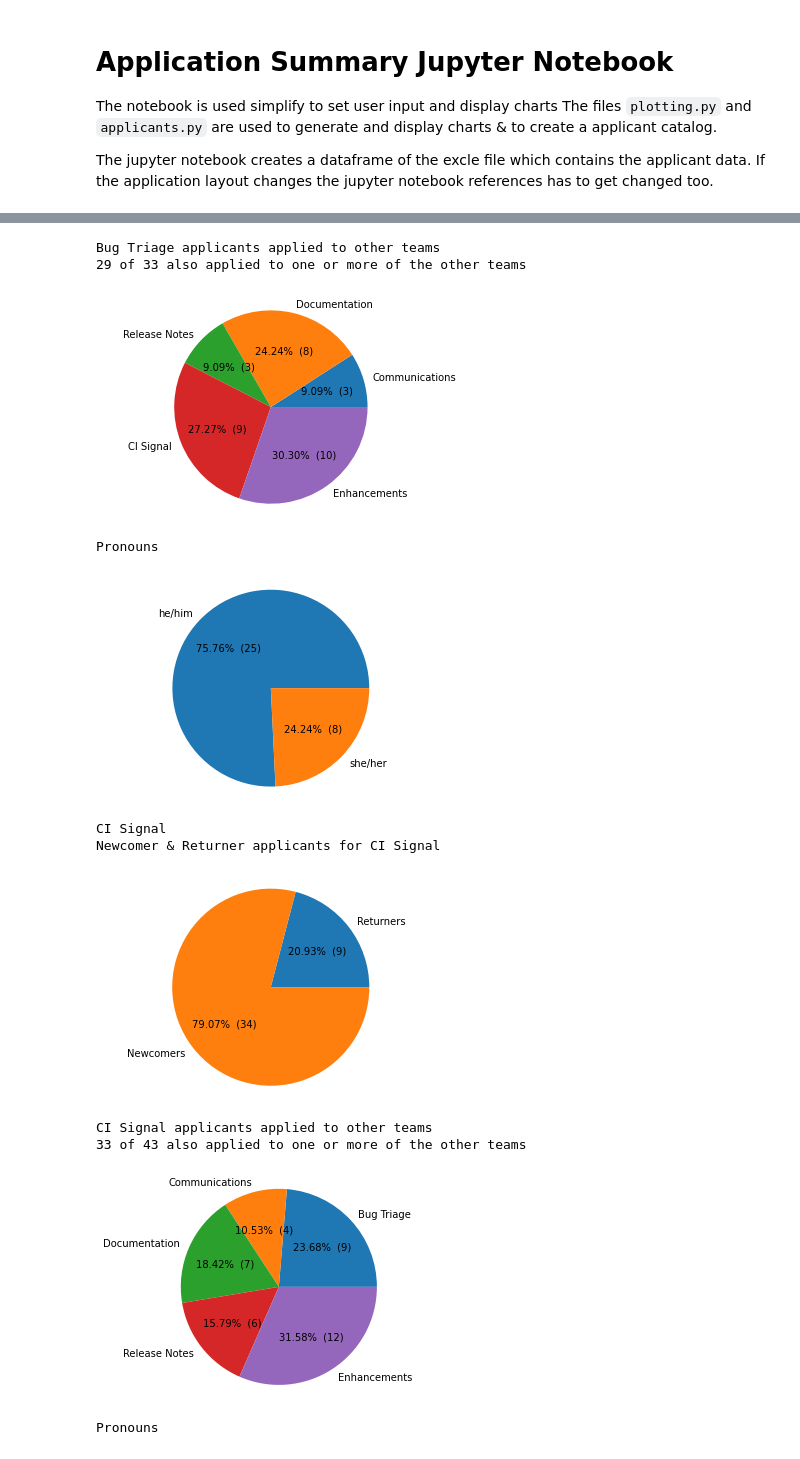
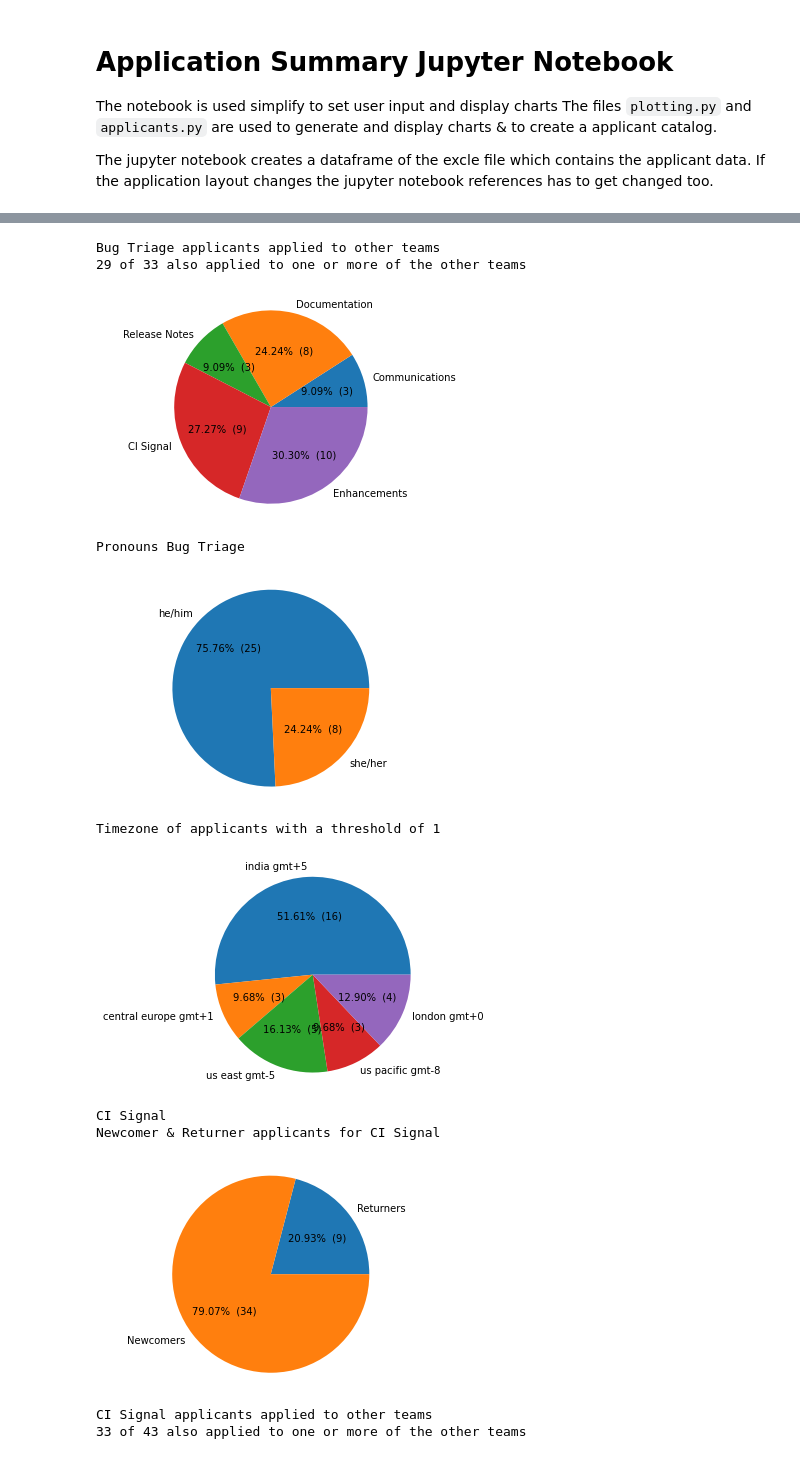
Before and after one commit to kubernetes-sigs/release-team-shadow-stats, a Jupyter notebook: main.ipynb, the cells around one changed output, grey strips where cells are left out. Saved outputs shown, nothing was run; the diff lists cells and outputs as text; code cells hidden in the pictures.

Commit message:
update plots

```diff
--- a/main.ipynb
+++ b/main.ipynb
@@ -9,6 +9,16 @@ The jupyter notebook creates a dataframe of the excle file which contains the ap
 # Variables
 release_version="1.24"
 local_excel_file="./Kubernetes 1.24 Release Team Shadow Application (Responses).xlsx"
+# %%
+# Schema variables reference column headers of the applicant excel file
+schema_previously_served = "Have you previously served on a Kubernetes Release Team?"
+schema_returners_interested_in_roles = f"What release team roles are you interested in for {release_version}?"
+schema_newcomers_interested_in_roles = "Which release roles are you interested in?"
+schema_applied_previously = "Have you applied to any previous Kubernetes release teams?"
+schema_pronouns = "To help address everyone correctly, please share your pronouns if you're comfortable doing so. You can more about pronoun sharing here https://www.mypronouns.org/sharing"
+schema_returners_timezone="What time zone are you normally in?"
+schema_newcomers_timezone=f"{schema_returners_timezone}.1"
+schema_affiliation="Company Affiliation / Employer"
 # %%
 # Use pandas to load the local excel file and generate a dataframe
 import pandas as pd
@@ -33,12 +44,7 @@ for team in release_teams:
         group_newcomers: teamApplicantsNewcomers
     }
 # %%
-# Some general plotting
-
-# General sig release wide charts
-filter_entities(newcomers[schema_newcomers_timezone].tolist() + returners[schema_returners_timezone].tolist(), "Timezone",
-    keywords=[],
-    aliases={
+timezone_aliases={
         "gmt": "london gmt+0", "paris": "london gmt+0", "london": "london gmt+0",
         "middle europe": "central europe gmt+1", "cet": "central europe gmt+1", "+ 1": "central europe gmt+1", "central time": "central europe gmt+1", "central european time": "central europe gmt+1", "berlin": "central europe gmt+1", "+1": "central europe gmt+1",
         "ist": "india gmt+5", "+5": "india gmt+5", "+ 5": "india gmt+5", "india": "india gmt+5", "indian": "india gmt+5", "+ 6": "india gmt+5",
@@ -50,16 +56,4 @@ filter_entities(newcomers[schema_newcomers_timezone].tolist() + returners[schema
         "+9": "japan gmt+9", "jst": "japan gmt+9",
         "+8": "china gmt+8", "shanghai": "china gmt+8",
         "utc": "london gmt+0"
-    },
-    threshold=1, unreached_threshold_print=False)
-print(f"see timezones: https://24timezones.com/timezone-map")
-filter_entities(df[schema_affiliation].tolist(), "Affiliation",
-    keywords=["student", "liquid reply", "vmware", "microsoft", "red hat", "institute", "cisco", "ibm", "apple", "suse", "google", "independant", "deloitte", "adesso"],
-    aliases={"redhat": "red hat", "freelancer": "independant"},
-    threshold=1)
-applicants_by_team(len(df), release_teams)
-pronouns_chart(df[schema_pronouns])
-reapplying_newcomers(newcomers[schema_applied_previously])
-newcomers_and_returners(returners, newcomers)
-newcomers[schema_newcomers_timezone]
-#applicant_timezones()
+    }
@@ -101,25 +92,28 @@ Name: What time zone are you normally in?.1, Length: 104, dtype: object
 # %%
 # Team specific charts
 
 # Generate plots for all teams
 for team in release_teams:
     print(f"\n\n{team}")
     newcomers_and_returners(release_teams[team][group_returners], release_teams[team][group_newcomers], team)
     applied_for_multiple_teams([release_teams[team][group_newcomers][schema_newcomers_interested_in_roles], release_teams[team][group_returners][schema_returners_interested_in_roles]], team, release_teams)
-    pronouns_chart(release_teams[team][group_newcomers][schema_pronouns].tolist() + release_teams[team][group_returners][schema_pronouns].tolist())
+    pronouns_chart(release_teams[team][group_newcomers][schema_pronouns].tolist() + release_teams[team][group_returners][schema_pronouns].tolist(), team)
+    filter_entities(release_teams[team][group_newcomers][schema_newcomers_timezone].tolist() + release_teams[team][group_returners][schema_returners_timezone].tolist(), "Timezone",
+        aliases=timezone_aliases,
+        threshold=1, unreached_threshold_print=False, team=team)
 # %% [output]
 Bug Triage
 Newcomer & Returner applicants for Bug Triage
 [figure]
 Bug Triage applicants applied to other teams
 29 of 33 also applied to one or more of the other teams
 [figure]
-Pronouns
+Pronouns Bug Triage
 [figure]
-CI Signal
-Newcomer & Returner applicants for CI Signal
+Timezone of applicants with a threshold of 1
-[figure, old version]
+[figure, new version]
-CI Signal applicants applied to other teams
-33 of 43 also applied to one or more of the other teams
+CI Signal
+Newcomer & Returner applicants for CI Signal
-[figure, old version]
+[figure, new version]
-Pronouns
+CI Signal applicants applied to other teams
+33 of 43 also applied to one or more of the other teams
```
Also changed, not shown: parts of 4 cells of this notebook, 3 other files.
